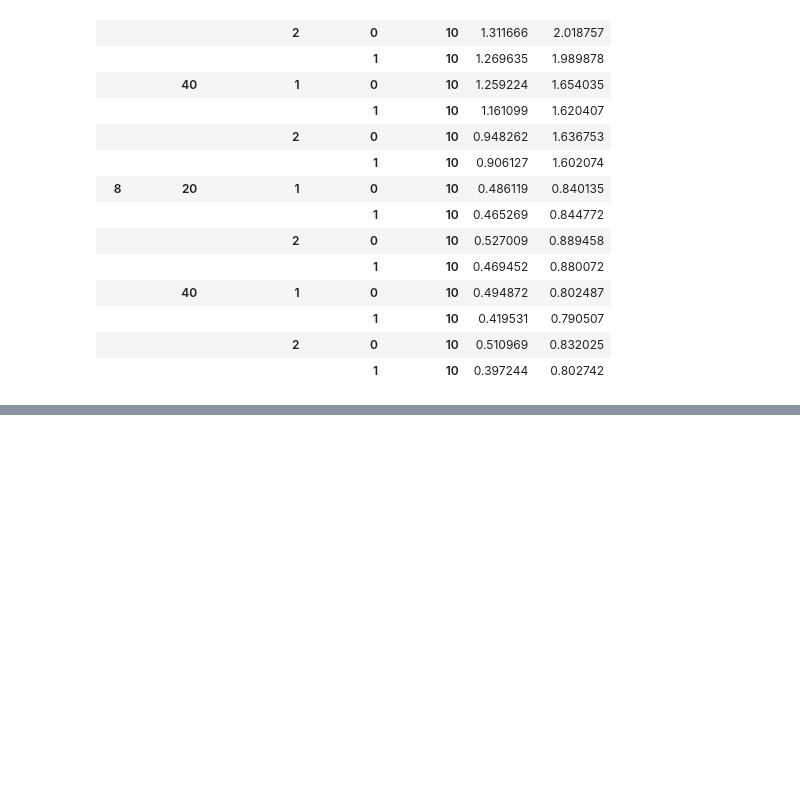
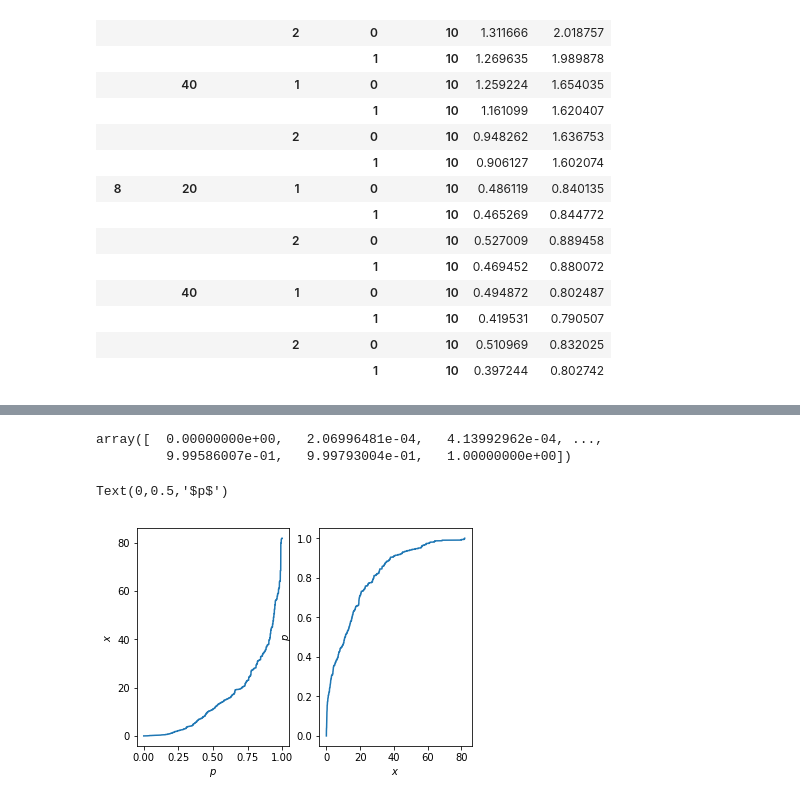
Before and after one commit to MolVlad/Angle-of-Arrival-Estimation-Simulation, a Jupyter notebook: results.ipynb, the cells around one changed output, grey strips where cells are left out. Drawn from its saved outputs; the diff is of its cells as text; code cells hidden in the pictures; blank space fills up the shorter version.

```diff
--- a/results.ipynb
+++ b/results.ipynb
@@ -141,0 +254,2 @@ sp.head()
+# %%
+sp_er = spotfi[(abs(spotfi.realAngle) < 10) & (spotfi.seed < 2500) & (spotfi.ant == 8) & (spotfi.smoothing == 1) & (spotfi.backw == 1) & (spotfi.packetNum == 10) & (spotfi.packetPerSpec == 1) & (spotfi.bandwidth == 20) & (spotfi.decimation == 0)].drop(columns=['seed', 'SNR', 'Kfactor', 'realAngle', 'clSize1', 'stdA1', 'stdD1', 'meanA1', 'meanD1', 'clSize2', 'stdA2', 'stdD2', 'meanA2', 'meanD2', 'clSize3', 'stdA3', 'stdD3', 'meanA3', 'meanD3', 'clSize4', 'stdA4', 'stdD4', 'meanA4', 'meanD4', 'clSize5', 'stdA5', 'stdD5', 'meanA5', 'meanD5', 'ant', 'smoothing', 'backw', 'packetNum', 'packetPerSpec', 'bandwidth', 'decimation']).errorAngle
@@ -141,0 +258,9 @@ sp.head()
+# %%
+data_sorted = np.sort(sp_er)
+# %%
+p = 1. * np.arange(len(data_sorted)) / (len(data_sorted) - 1)
+# %%
+p
+# %% [output]
+array([  0.00000000e+00,   2.06996481e-04,   4.13992962e-04, ...,
+         9.99586007e-01,   9.99793004e-01,   1.00000000e+00])
@@ -141,0 +269,14 @@ sp.head()
+# %%
+fig = plt.figure()
+ax1 = fig.add_subplot(121)
+ax1.plot(p, data_sorted)
+ax1.set_xlabel('$p$')
+ax1.set_ylabel('$x$')
+
+ax2 = fig.add_subplot(122)
+ax2.plot(data_sorted, p)
+ax2.set_xlabel('$x$')
+ax2.set_ylabel('$p$')
+# %% [output]
+Text(0,0.5,'$p$')
+[figure, added]
```
Also changed, not shown: parts of 32 cells of this notebook, 32 other files.
